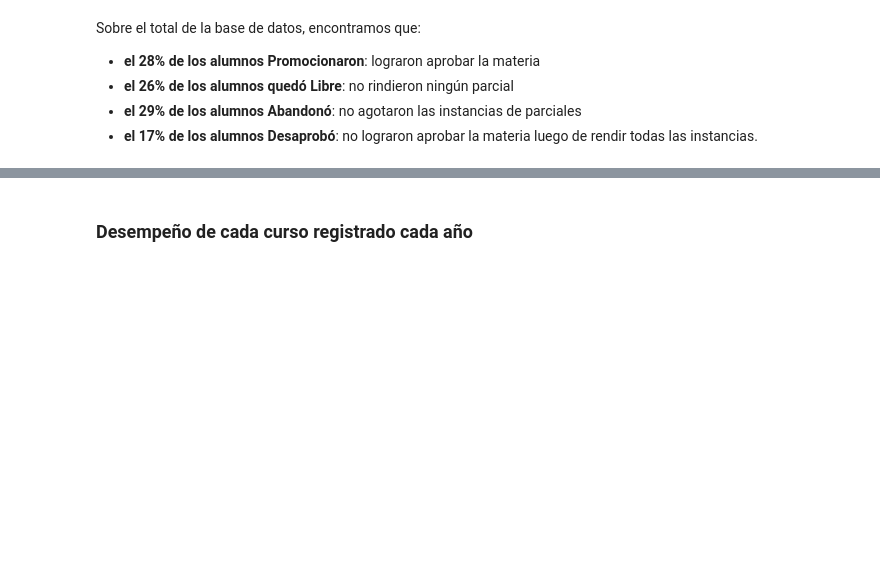
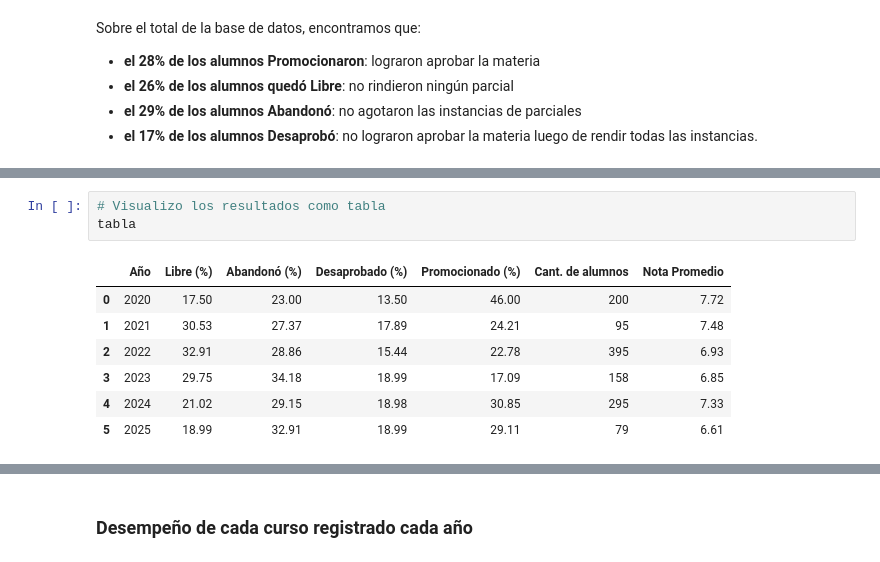
Before and after one commit to juanjogervasio/Intro-courses-analysis, a Jupyter notebook: notebooks/Analisis.ipynb, the cells around one changed output, grey strips where cells are left out. Cells and saved outputs as stored; diff of their text form; blank space fills up the shorter version.

```diff
--- a/notebooks/Analisis.ipynb
+++ b/notebooks/Analisis.ipynb
@@ -225,0 +282,11 @@ Sobre el total de la base de datos, encontramos que:
+# %%
+# Visualizo los resultados como tabla
+tabla
+# %% [output]
+|  | Año | Libre (%) | Abandonó (%) | Desaprobado (%) | Promocionado (%) | Cant. de alumnos | Nota Promedio |
+| 0 | 2020 | 17.50 | 23.00 | 13.50 | 46.00 | 200 | 7.72 |
+| 1 | 2021 | 30.53 | 27.37 | 17.89 | 24.21 | 95 | 7.48 |
+| 2 | 2022 | 32.91 | 28.86 | 15.44 | 22.78 | 395 | 6.93 |
+| 3 | 2023 | 29.75 | 34.18 | 18.99 | 17.09 | 158 | 6.85 |
+| 4 | 2024 | 21.02 | 29.15 | 18.98 | 30.85 | 295 | 7.33 |
+| 5 | 2025 | 18.99 | 32.91 | 18.99 | 29.11 | 79 | 6.61 |
```
Also changed, not shown: parts of 17 cells of this notebook, 2 other files.
